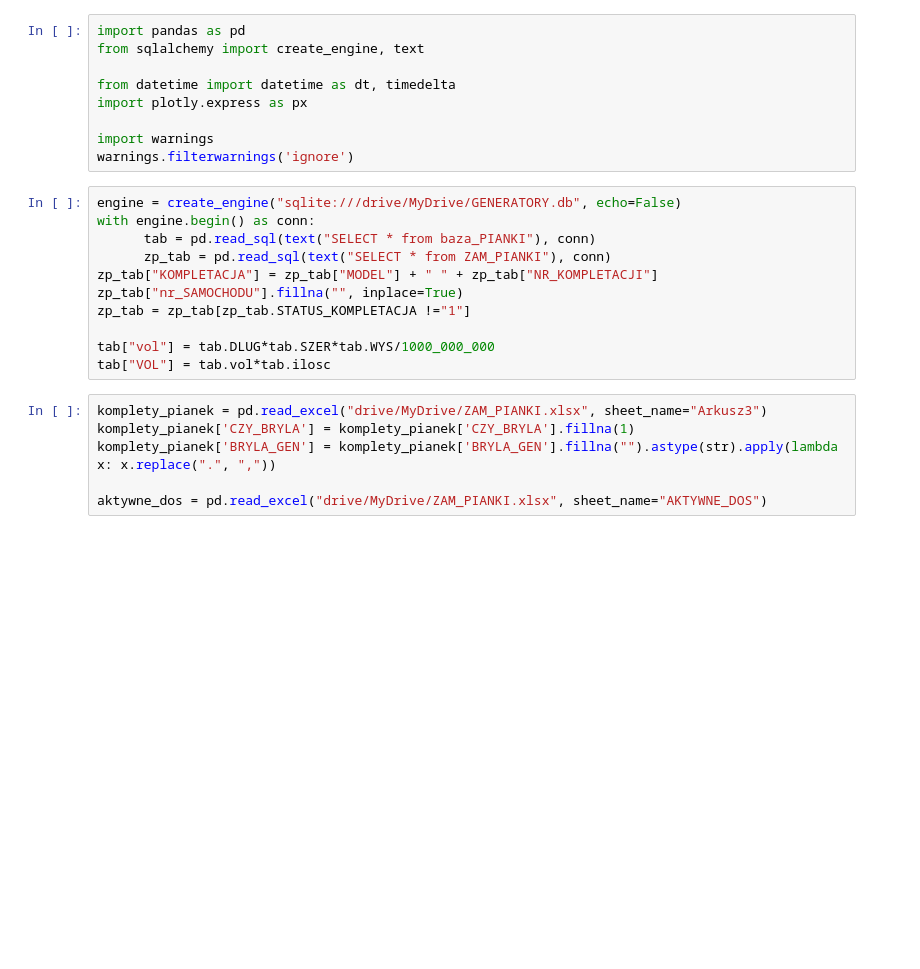
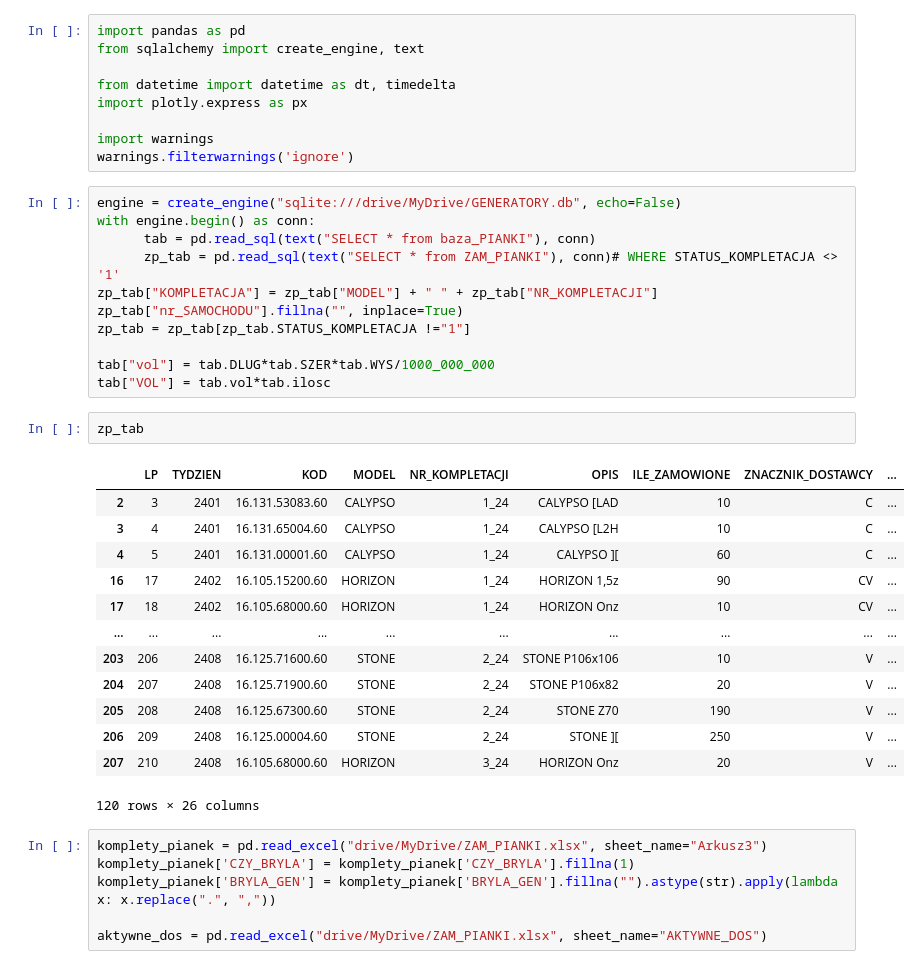
Before and after one commit to Mogarthron/Magazynier, a Jupyter notebook: DOSTAWY_PIANEK.ipynb, the cells around one changed output. Saved outputs shown, nothing was run; the diff lists cells and outputs as text; blank space fills up the shorter version.

```diff
--- a/DOSTAWY_PIANEK.ipynb
+++ b/DOSTAWY_PIANEK.ipynb
@@ -13,13 +13,29 @@ warnings.filterwarnings('ignore')
 engine = create_engine("sqlite:///drive/MyDrive/GENERATORY.db", echo=False)
 with engine.begin() as conn:
       tab = pd.read_sql(text("SELECT * from baza_PIANKI"), conn)
-      zp_tab = pd.read_sql(text("SELECT * from ZAM_PIANKI"), conn)
+      zp_tab = pd.read_sql(text("SELECT * from ZAM_PIANKI"), conn)# WHERE STATUS_KOMPLETACJA <> '1'
 zp_tab["KOMPLETACJA"] = zp_tab["MODEL"] + " " + zp_tab["NR_KOMPLETACJI"]
 zp_tab["nr_SAMOCHODU"].fillna("", inplace=True)
 zp_tab = zp_tab[zp_tab.STATUS_KOMPLETACJA !="1"]
 
 tab["vol"] = tab.DLUG*tab.SZER*tab.WYS/1000_000_000
 tab["VOL"] = tab.vol*tab.ilosc
+# %%
+zp_tab
+# %% [output]
+|  | LP | TYDZIEN | KOD | MODEL | NR_KOMPLETACJI | OPIS | ILE_ZAMOWIONE | ZNACZNIK_DOSTAWCY | ... |
+| 2 | 3 | 2401 | 16.131.53083.60 | CALYPSO | 1_24 | CALYPSO [LAD | 10 | C | ... |
+| 3 | 4 | 2401 | 16.131.65004.60 | CALYPSO | 1_24 | CALYPSO [L2H | 10 | C | ... |
+| 4 | 5 | 2401 | 16.131.00001.60 | CALYPSO | 1_24 | CALYPSO ][ | 60 | C | ... |
+| 16 | 17 | 2402 | 16.105.15200.60 | HORIZON | 1_24 | HORIZON 1,5z | 90 | CV | ... |
+| 17 | 18 | 2402 | 16.105.68000.60 | HORIZON | 1_24 | HORIZON Onz | 10 | CV | ... |
+| ... | ... | ... | ... | ... | ... | ... | ... | ... | ... |
+| 203 | 206 | 2408 | 16.125.71600.60 | STONE | 2_24 | STONE P106x106 | 10 | V | ... |
+| 204 | 207 | 2408 | 16.125.71900.60 | STONE | 2_24 | STONE P106x82 | 20 | V | ... |
+| 205 | 208 | 2408 | 16.125.67300.60 | STONE | 2_24 | STONE Z70 | 190 | V | ... |
+| 206 | 209 | 2408 | 16.125.00004.60 | STONE | 2_24 | STONE ][ | 250 | V | ... |
+| 207 | 210 | 2408 | 16.105.68000.60 | HORIZON | 3_24 | HORIZON Onz | 20 | V | ... |
+120 rows × 26 columns
 # %%
 komplety_pianek = pd.read_excel("drive/MyDrive/ZAM_PIANKI.xlsx", sheet_name="Arkusz3")
 komplety_pianek['CZY_BRYLA'] = komplety_pianek['CZY_BRYLA'].fillna(1)
```
Also changed, not shown: parts of 7 cells of this notebook.
